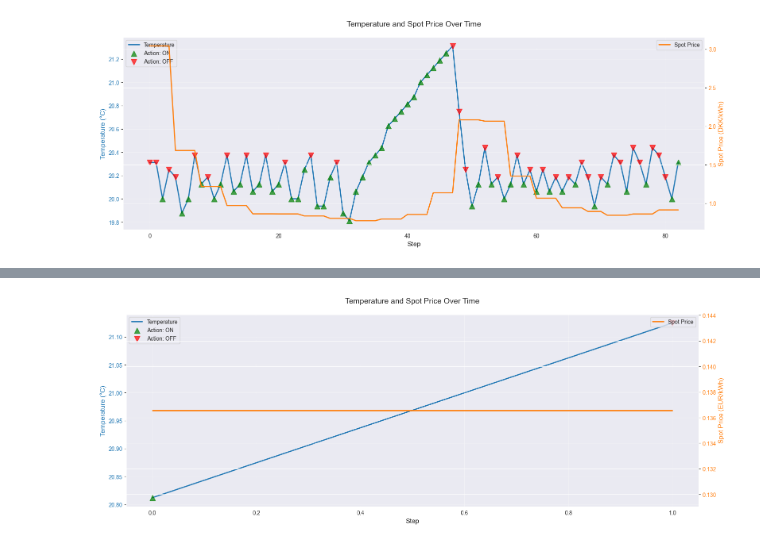
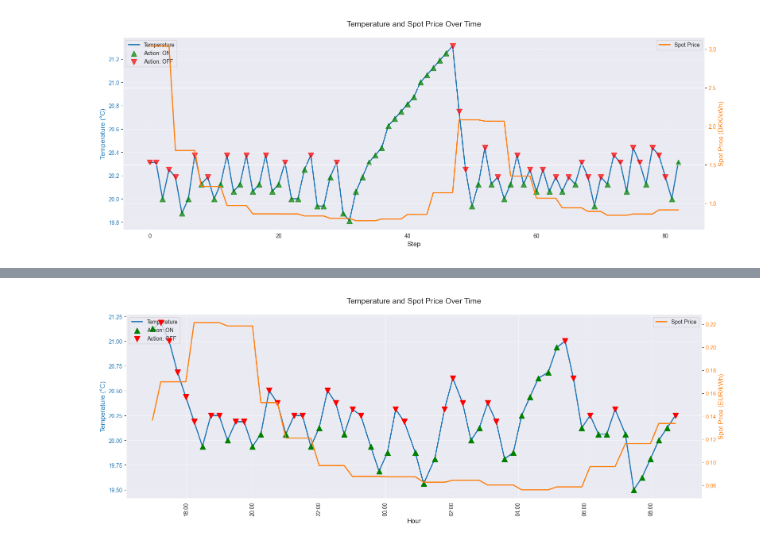
Before and after one commit to KaffeDiem/mpc-prototype, a Jupyter notebook: data/plot.ipynb, the cells around one changed output, grey strips where cells are left out. Cells and saved outputs as stored; diff of their text form; code cells hidden in the pictures.

```diff
--- a/data/plot.ipynb
+++ b/data/plot.ipynb
@@ -55,7 +56,8 @@ plt.show()
 # %% [output]
 [figure]
 # %%
-df = pd.read_csv("stats_2025-10-15_16-38-11.csv")
+df = pd.read_csv("stats_2025-10-15_16-59-11.csv")
+df['datetime'] = pd.to_datetime(df['datetime'])
 df.head()
 # %% [output]
 |  | step | datetime | action | watts_on | current_temp_c | ambient_temp_c | current_spot_price_eur_kwh | ... |
@@ -64,38 +69,43 @@ df.head()
 # %%
 fig, ax1 = plt.subplots(figsize=(16, 6))
 
 # Plot temperature on the left y-axis
 color = 'tab:blue'
-ax1.set_xlabel('Step', fontsize=12)
+ax1.set_xlabel('Hour', fontsize=12)
 ax1.set_ylabel('Temperature (°C)', color=color, fontsize=12)
-ax1.plot(df['step'], df['current_temp_c'], color=color, linewidth=2, label='Temperature')
+ax1.plot(df['datetime'], df['current_temp_c'], color=color, linewidth=2, label='Temperature')
 ax1.tick_params(axis='y', labelcolor=color)
 
 # Add triangle indicators for ON/OFF actions
 df_on = df[df['action'] == 'ON']
 df_off = df[df['action'] == 'OFF']
 
-ax1.scatter(df_on['step'], df_on['current_temp_c'], marker='^', s=100,
-            color='green', alpha=0.7, label='Action: ON', zorder=5)
-ax1.scatter(df_off['step'], df_off['current_temp_c'], marker='v', s=100,
-            color='red', alpha=0.7, label='Action: OFF', zorder=5)
+ax1.scatter(df_on['datetime'], df_on['current_temp_c'], marker='^', s=100,
+            color='green', alpha=1, label='Action: ON', zorder=999)
+ax1.scatter(df_off['datetime'], df_off['current_temp_c'], marker='v', s=100,
+            color='red', alpha=1, label='Action: OFF', zorder=999)
 
 # Create a second y-axis for spot price on the right
 ax2 = ax1.twinx()
 color = 'tab:orange'
 ax2.set_ylabel('Spot Price (EUR/kWh)', color=color, fontsize=12)
-ax2.plot(df['step'], df['current_spot_price_eur_kwh'], color=color, linewidth=2, label='Spot Price')
+ax2.plot(df['datetime'], df['current_spot_price_eur_kwh'], color=color, linewidth=2, label='Spot Price')
 ax2.tick_params(axis='y', labelcolor=color)
+ax2.grid(False, alpha=0.0)
+
+# Format x-axis to show time in 24h format (HH:MM) and rotate labels
+ax1.xaxis.set_major_formatter(mdates.DateFormatter('%H:%M'))
+ax1.tick_params(axis='x', rotation=90)
 
 # Add title and grid
 plt.title('Temperature and Spot Price Over Time', fontsize=14, pad=20)
-ax1.grid(True, alpha=0.3)
+ax1.grid(True, alpha=0.5)
 
 # Add legends
 ax1.legend(loc='upper left')
 ax2.legend(loc='upper right')
 
 fig.tight_layout()
 plt.show()
 # %% [output]
-[figure, old version]
+[figure, new version]
```
Also changed, not shown: parts of 3 cells of this notebook, 1 other file.
